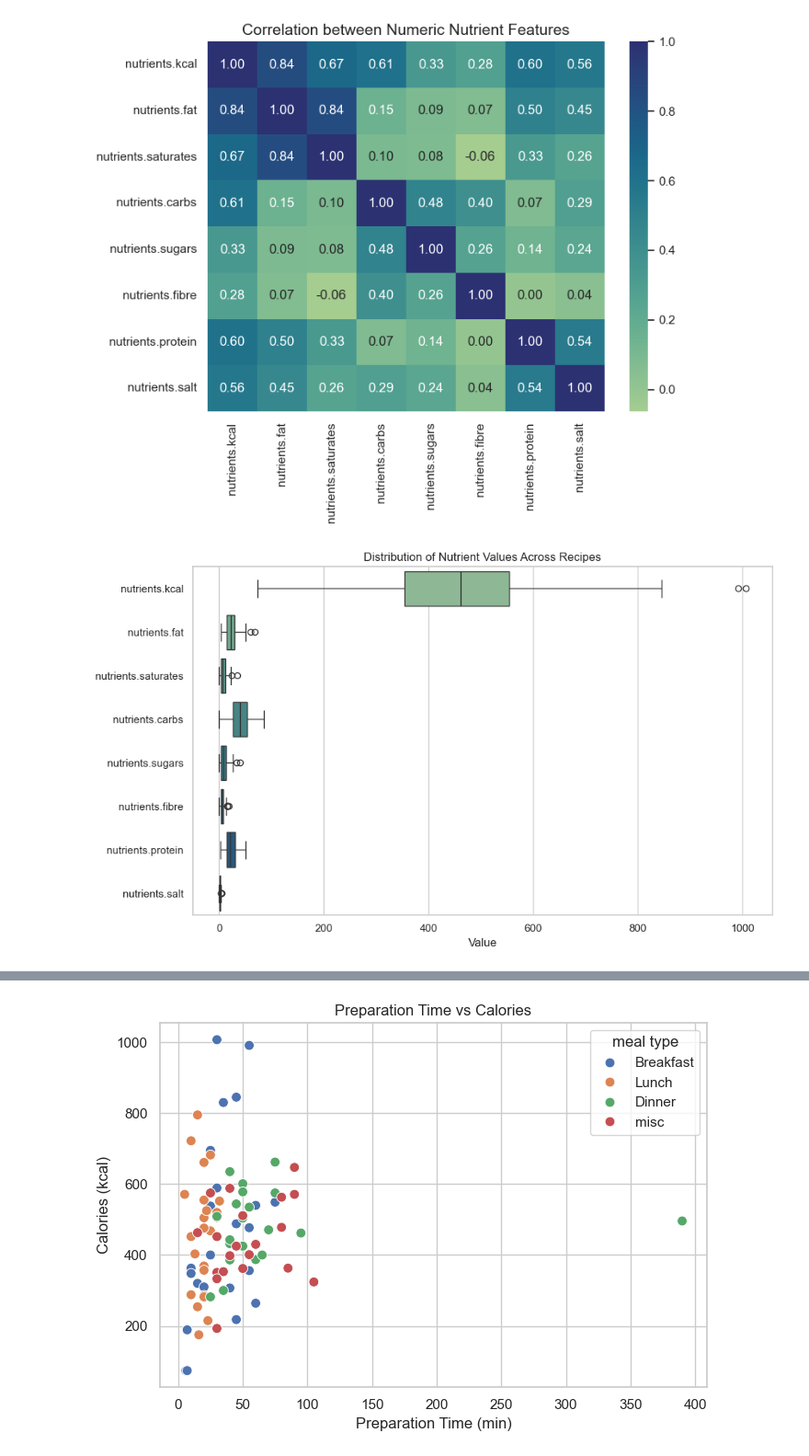
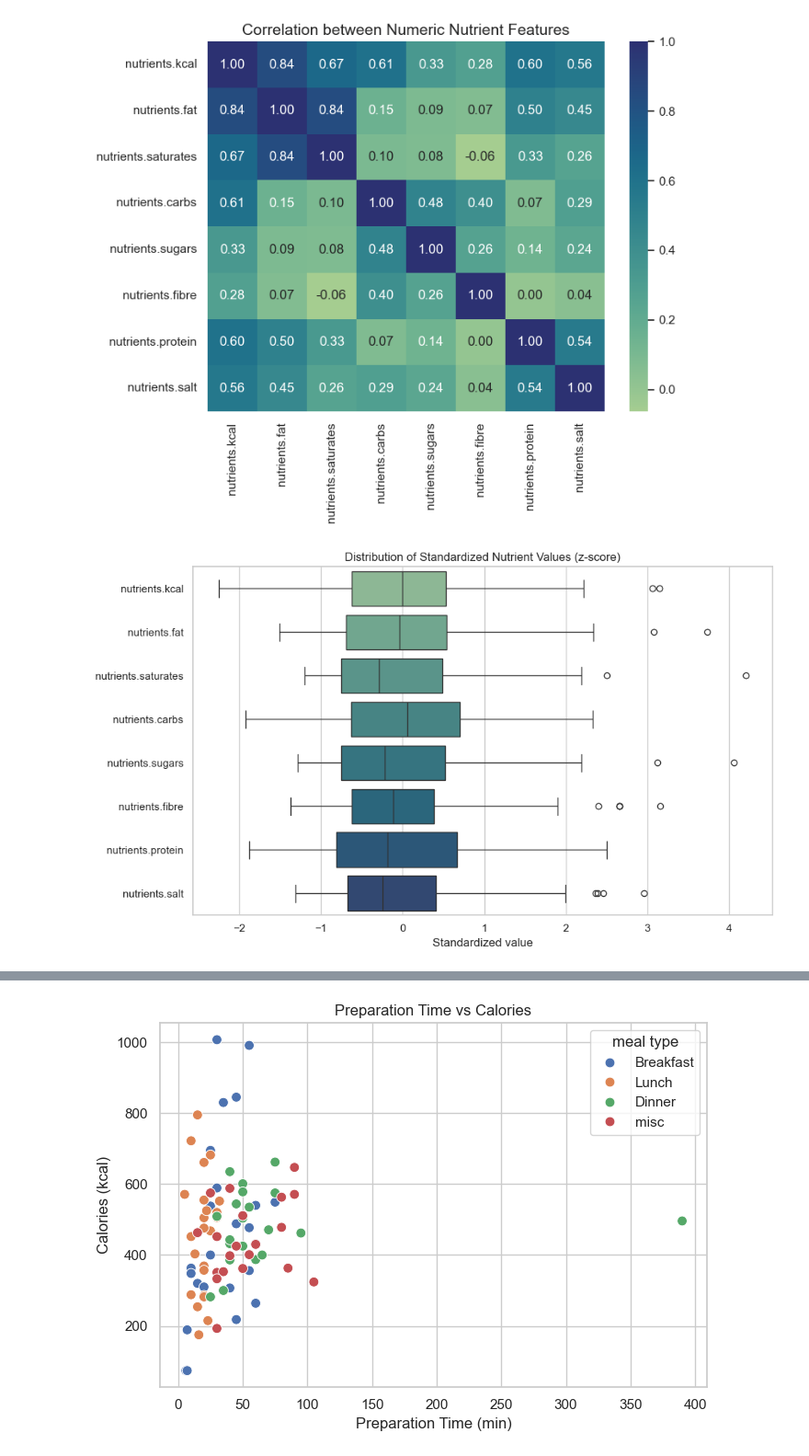
Before and after one commit to czajkowskis/Feinschmecker, a Jupyter notebook: data/EDA.ipynb, the cells around one changed output, grey strips where cells are left out. Shown at 92% size. Drawn from its saved outputs; the diff is of its cells as text; code cells hidden in the pictures.

```diff
--- a/data/EDA.ipynb
+++ b/data/EDA.ipynb
@@ -452,14 +455,28 @@ plt.show()
 # %% [output]
 [figure]
 # %%
-nutrient_cols = [c for c in df.columns if c.startswith('nutrients.')]
-plt.figure(figsize=(10,6))
-sns.boxplot(data=df[nutrient_cols], orient='h', palette='crest')
-plt.title("Distribution of Nutrient Values Across Recipes")
-plt.xlabel("Value")
-plt.tight_layout()
-plt.show()
+# no standarization
+# nutrient_cols = [c for c in df.columns if c.startswith('nutrients.')]
+# plt.figure(figsize=(10,6))
+# sns.boxplot(data=df[nutrient_cols], orient='h', palette='crest')
+# plt.title("Distribution of Nutrient Values Across Recipes")
+# plt.xlabel("Value")
+# plt.tight_layout()
+# plt.show()
-# %% [output]
-[figure, removed]
+# %%
+nutrient_cols = [c for c in df.columns if c.startswith('nutrients.')]
+
+scaler = StandardScaler()
+df_scaled = df.copy()
+df_scaled[nutrient_cols] = scaler.fit_transform(df[nutrient_cols])
+
+plt.figure(figsize=(10,6))
+sns.boxplot(data=df_scaled[nutrient_cols], orient='h', palette='crest')
+plt.title("Distribution of Standardized Nutrient Values (z-score)")
+plt.xlabel("Standardized value")
+plt.tight_layout()
+plt.show()
+# %% [output]
+[figure, added]
 # %%
 plt.figure(figsize=(8,5))
```
Also changed, not shown: parts of 6 cells of this notebook.
